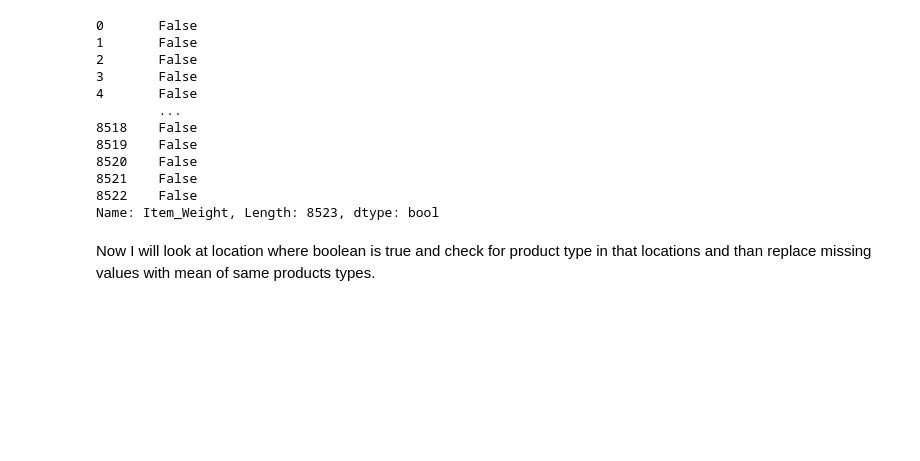
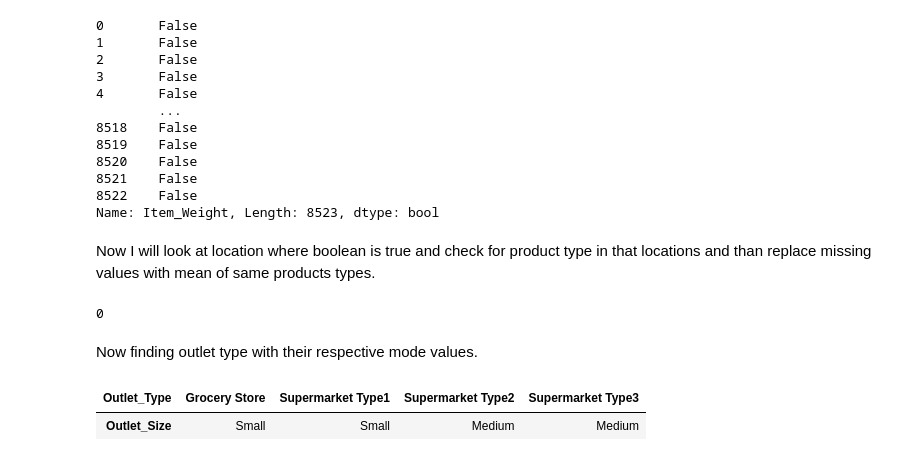
Before and after one commit to prateekkosta/Big-Mart-sales-analysis-, a Jupyter notebook: BigMart_Data_Analysis.ipynb, the cells around one changed output. Drawn from its saved outputs; the diff is of its cells as text; code cells hidden in the pictures; blank space fills up the shorter version.

```diff
--- a/BigMart_Data_Analysis.ipynb
+++ b/BigMart_Data_Analysis.ipynb
@@ -212,6 +212,19 @@ Now I will look at location where boolean is true and check for product type in
 for i, item in enumerate(df['Item_Identifier']):
   if missing_item_weight[i]:
     if item in item_weight_mean:
-      df['Item_Weight'][i]== item_weight_mean.loc['item']['item_weight']
+      df['Item_Weight'][i]= item_weight_mean.loc['item']['item_weight']
     else:
-      df['Item_Weight'][i]== np.mean(df['Item_Weight'])
+      df['Item_Weight'][i]= np.mean(df['Item_Weight'])
+# %%
+df['Item_Weight'].isnull().sum()
+# %% [output]
+0
+# %% [markdown]
+Now finding outlet type with their respective mode values.
+# %%
+outlet_size_mode= df.pivot_table(values= 'Outlet_Size', columns= 'Outlet_Type', aggfunc=( lambda x: x.mode([0])) )
+# %%
+outlet_size_mode
+# %% [output]
+| Outlet_Type | Grocery Store | Supermarket Type1 | Supermarket Type2 | Supermarket Type3 |
+| Outlet_Size | Small | Small | Medium | Medium |
```
Also changed, not shown: parts of 3 cells of this notebook.
